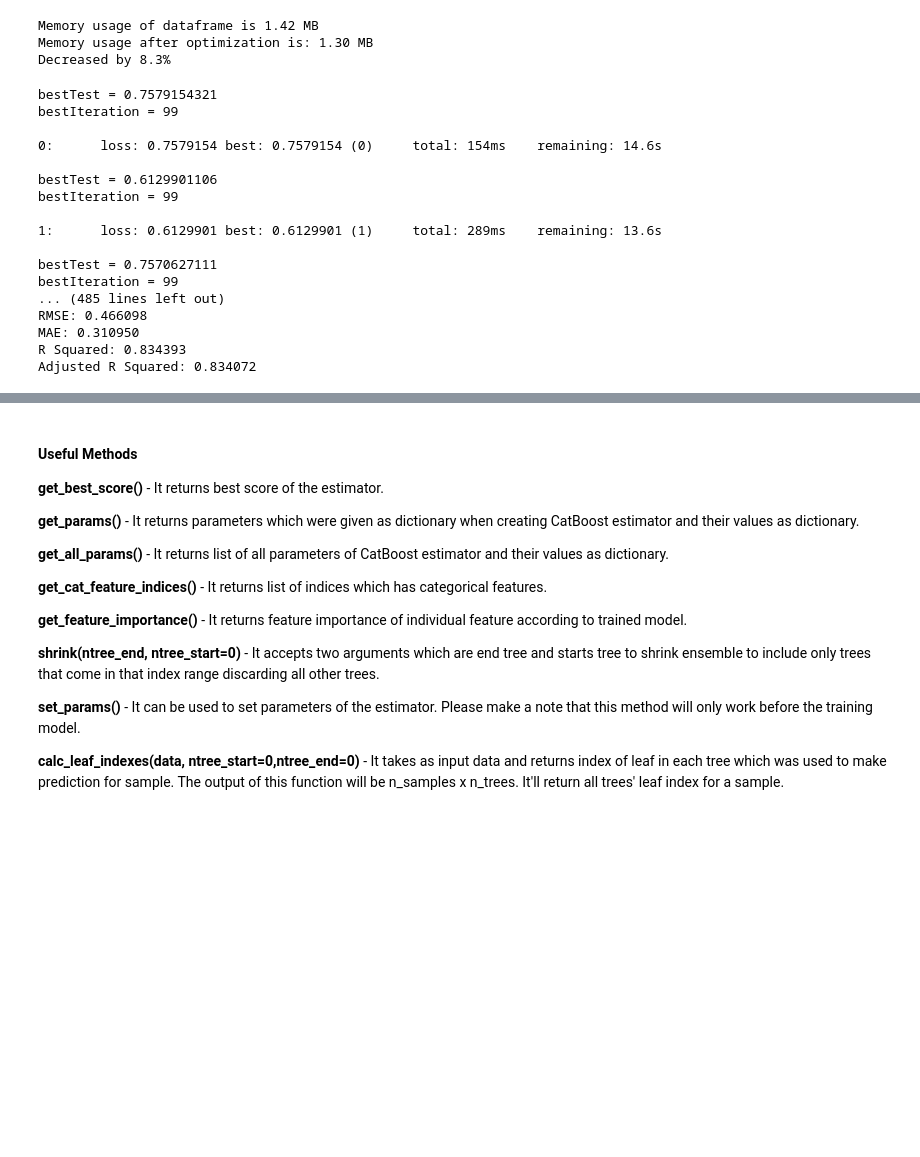
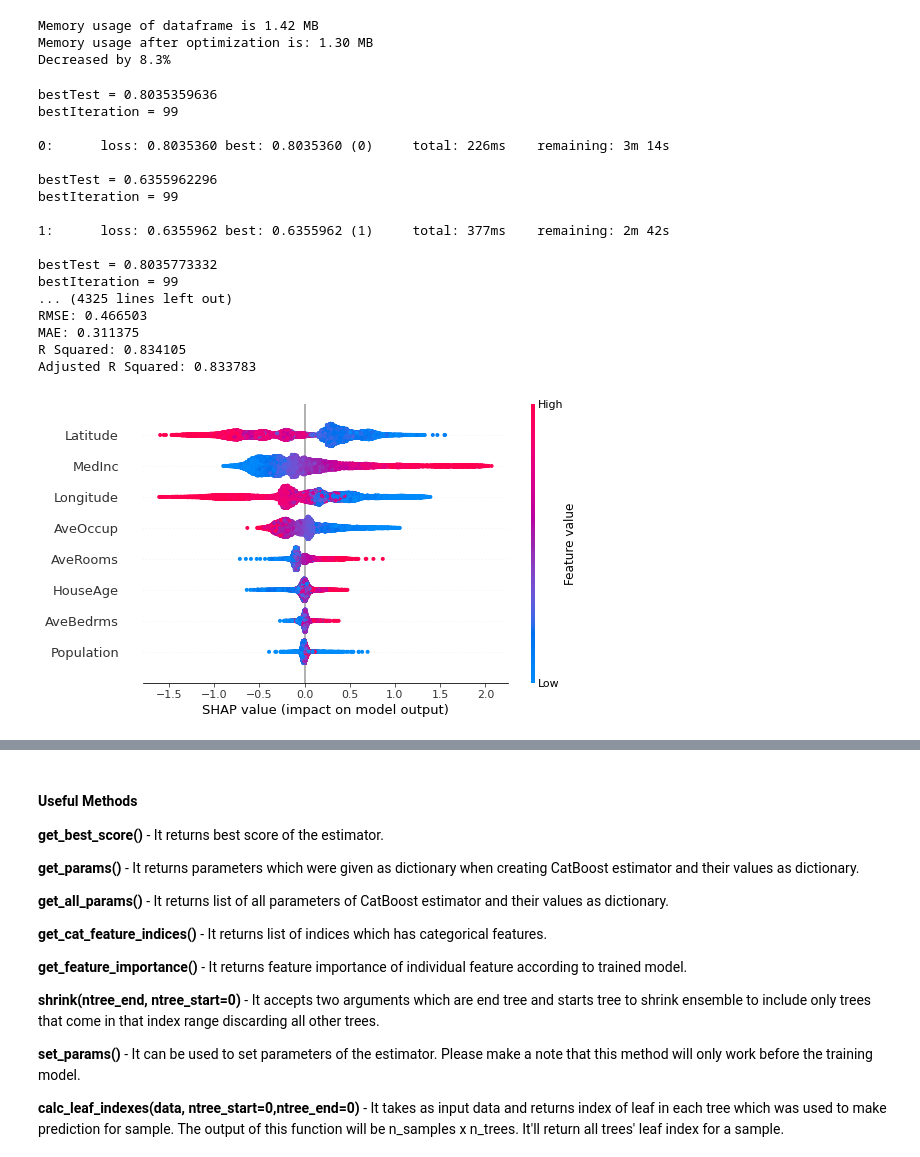
Before and after one commit to EAdomaitis/DSToolkit, a Jupyter notebook: CatBoost Regressor.ipynb, the cells around one changed output, grey strips where cells are left out. Saved outputs shown, nothing was run; the diff lists cells and outputs as text; code cells hidden in the pictures; blank space fills up the shorter version.

Commit message:
Update CatBoost Regressor file

```diff
--- a/CatBoost Regressor.ipynb
+++ b/CatBoost Regressor.ipynb
@@ -86,7 +88,7 @@ def CatBoost_Regressor_Training (cbr_params, scoring_param, X_train, X_test, y_t
 
     # Perform GridSearch
     start_time = time.time()
-    cbr_tuned = cb.CatBoostRegressor(loss_function=scoring_param, verbose = False)
+    cbr_tuned = cb.CatBoostRegressor(loss_function=scoring_param, verbose = 0)
     cbr_grid_result = cbr_tuned.grid_search(cbr_params, train_dataset, cv = 2)
 
     # Report Results
@@ -117,29 +119,44 @@ def CatBoost_Regressor_Training (cbr_params, scoring_param, X_train, X_test, y_t
     # Returns the model, the best parameter list, predicted values, and common error metrics
     return cbr_tuned, cbr_grid_result['params'], cbr_preds, cbr_error_metrics, cbr_tuned.feature_importances_
 # %%
-cbr_params = {'iterations': [100, 150, 200],
-        'learning_rate': [0.03, 0.1],
-        'depth': [2, 4, 6, 8],
-        'l2_leaf_reg': [0.2, 0.5, 1, 3]}
+cbr_params = {'iterations': [100, 150, 200], # The number of trees in our ensemble.
+        'learning_rate': [0.03, 0.1], # The learning rate of the algorithm
+        'depth': [2, 4, 6, 8], # The max depth of the tree
+        'l2_leaf_reg': [0.2, 0.5, 1, 3], # The coefficient of L2 regularization of a loss function. The default value is 3.
+        'min_data_in_leaf': [1, 5, 10], # The minimum number of training samples per leaf of a tree. The default is 1.
+        'rsm': [0.3,0.5,0.7]}
 scoring_param = 'RMSE' # Options: https://catboost.ai/en/docs/concepts/loss-functions-regression#objectives-and-metrics
 
 # Call the function to run hyperparameter optimization and training of final model
 cbr_model, cbr_best_params, cbr_preds, cbr_error_metrics, cbr_feature_importances = CatBoost_Regressor_Training(cbr_params, scoring_param, X_train, X_test, y_train, y_test)
 # %% [output]
-bestTest = 0.7579154321
+bestTest = 0.8035359636
 bestIteration = 99
 
-0:      loss: 0.7579154 best: 0.7579154 (0)     total: 154ms    remaining: 14.6s
+0:      loss: 0.8035360 best: 0.8035360 (0)     total: 226ms    remaining: 3m 14s
 
-bestTest = 0.6129901106
+bestTest = 0.6355962296
 bestIteration = 99
 
-1:      loss: 0.6129901 best: 0.6129901 (1)     total: 289ms    remaining: 13.6s
+1:      loss: 0.6355962 best: 0.6355962 (1)     total: 377ms    remaining: 2m 42s
 
-bestTest = 0.7570627111
+bestTest = 0.8035773332
 bestIteration = 99
-... (485 lines left out)
-RMSE: 0.466098
-MAE: 0.310950
-R Squared: 0.834393
-Adjusted R Squared: 0.834072
+... (4325 lines left out)
+RMSE: 0.466503
+MAE: 0.311375
+R Squared: 0.834105
+Adjusted R Squared: 0.833783
+# %%
+shap_values = cbr_model.get_feature_importance(cb.Pool(X, y), type='ShapValues')
+
+expected_value = shap_values[0,-1]
+shap_values = shap_values[:,:-1]
+
+# Display Summary Plot of Feature Importances
+shap.summary_plot(shap_values, X)
+# shap.summary_plot(shap_values, X, max_display=3) # Only display top 3 most important variables
+
+# For categorical variable importances, see this tutorial: https://github.com/catboost/tutorials/blob/master/model_analysis/shap_values_tutorial.ipynb
+# %% [output]
+[figure, added]
```
Also changed, not shown: parts of 10 cells of this notebook.
